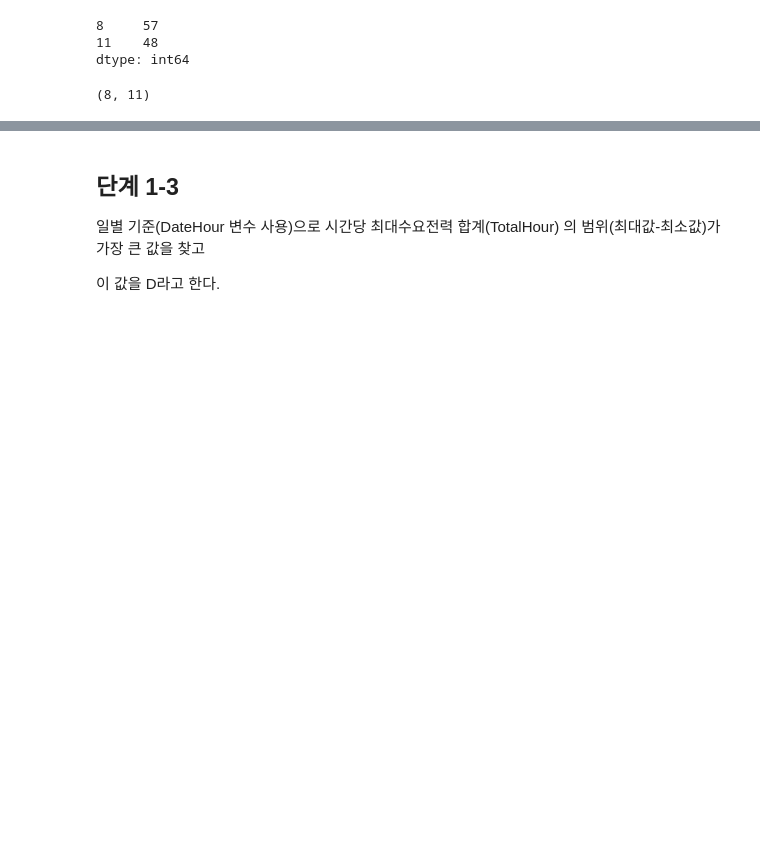
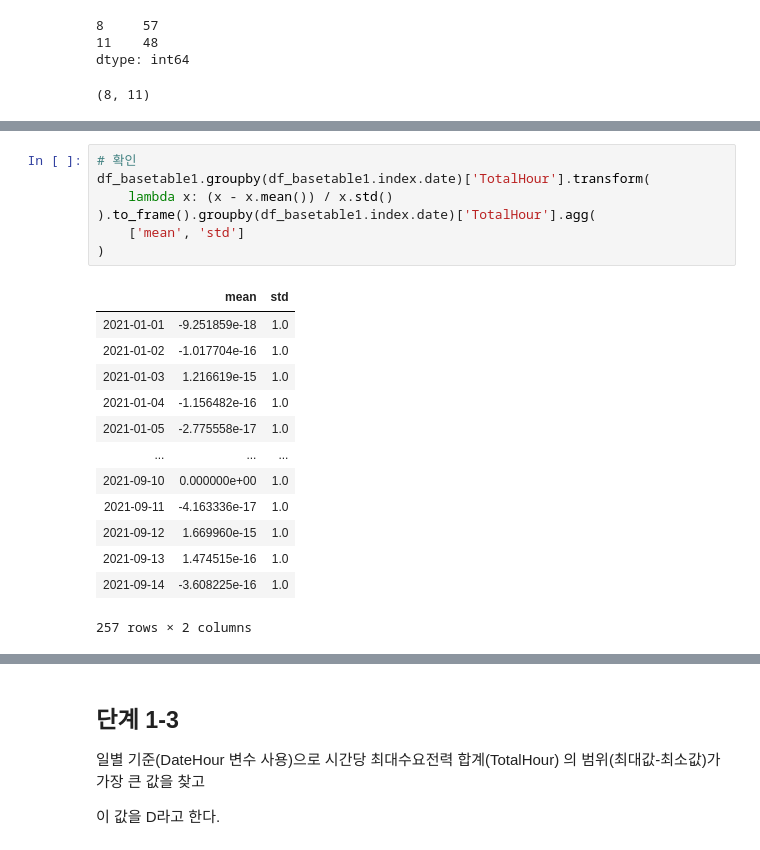
Before and after one commit to sunkusun9/DS_lv3_2506_2, a Jupyter notebook: sec_ds_lv3_prob3_prob.ipynb, the cells around one changed output, grey strips where cells are left out. Saved outputs shown, nothing was run; the diff lists cells and outputs as text; blank space fills up the shorter version.

```diff
--- a/sec_ds_lv3_prob3_prob.ipynb
+++ b/sec_ds_lv3_prob3_prob.ipynb
@@ -455,0 +573,21 @@ dtype: int64
+# %%
+# 확인
+df_basetable1.groupby(df_basetable1.index.date)['TotalHour'].transform(
+    lambda x: (x - x.mean()) / x.std()
+).to_frame().groupby(df_basetable1.index.date)['TotalHour'].agg(
+    ['mean', 'std']
+)
+# %% [output]
+|  | mean | std |
+| 2021-01-01 | -9.251859e-18 | 1.0 |
+| 2021-01-02 | -1.017704e-16 | 1.0 |
+| 2021-01-03 | 1.216619e-15 | 1.0 |
+| 2021-01-04 | -1.156482e-16 | 1.0 |
+| 2021-01-05 | -2.775558e-17 | 1.0 |
+| ... | ... | ... |
+| 2021-09-10 | 0.000000e+00 | 1.0 |
+| 2021-09-11 | -4.163336e-17 | 1.0 |
+| 2021-09-12 | 1.669960e-15 | 1.0 |
+| 2021-09-13 | 1.474515e-16 | 1.0 |
+| 2021-09-14 | -3.608225e-16 | 1.0 |
+257 rows × 2 columns
```
Also changed, not shown: parts of 27 cells of this notebook.
